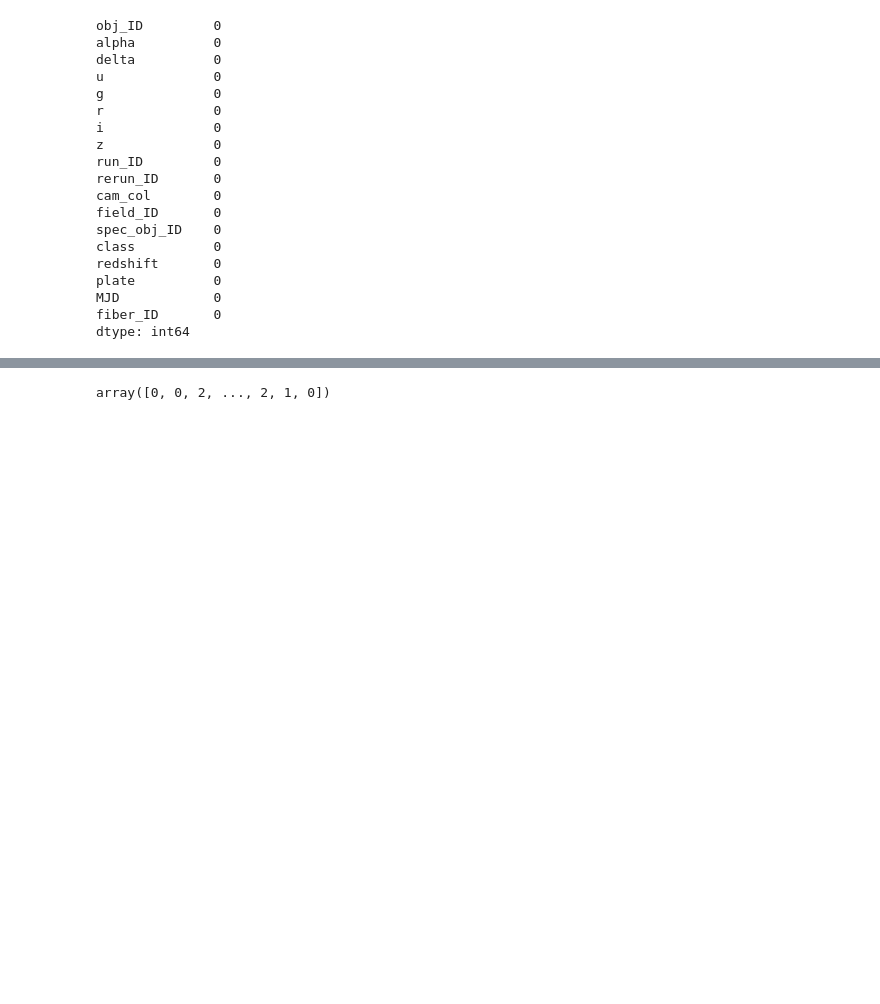
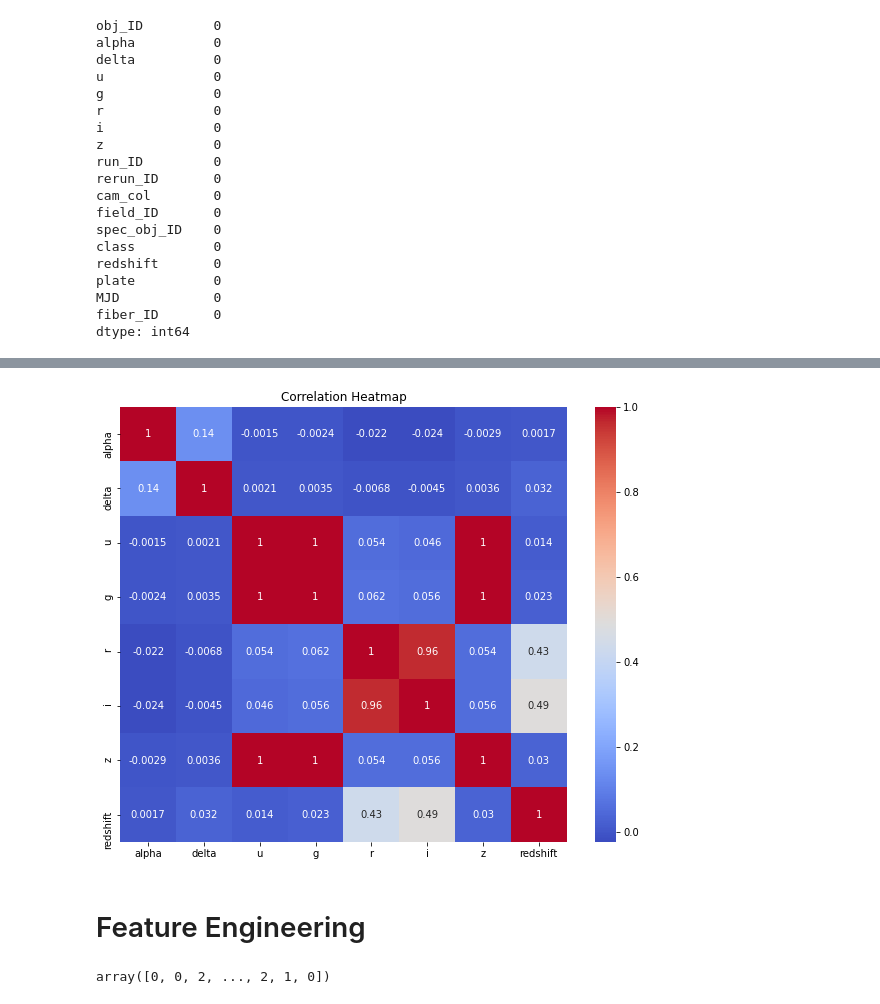
Before and after one commit to arnavhasija/nasa_stars_classification, a Jupyter notebook: stars_classification.ipynb, the cells around one changed output, grey strips where cells are left out. Drawn from its saved outputs; the diff is of its cells as text; code cells hidden in the pictures; blank space fills up the shorter version.

```diff
--- a/stars_classification.ipynb
+++ b/stars_classification.ipynb
@@ -58,3 +105,16 @@ Name: class, Length: 80000, dtype: object
+# %%
+plt.figure(figsize=(10, 8))
+sns.heatmap(data[selected_features].corr(), annot=True, cmap="coolwarm")
+plt.title("Correlation Heatmap")
+plt.show()
+
+# Some features such g and u, u and z, g and z, have a perfect positive correlation.
+# next it will be important to consider feature selection or engineering to avoid multicollinearity (high correlation
+# between predictor features), which can impact the model's interpretability and performance.
+# %% [output]
+[figure, added]
+# %% [markdown]
+# Feature Engineering
 # %%
 from sklearn.preprocessing import LabelEncoder
 labelencoder = LabelEncoder()
```
Also changed, not shown: parts of 7 cells of this notebook.
